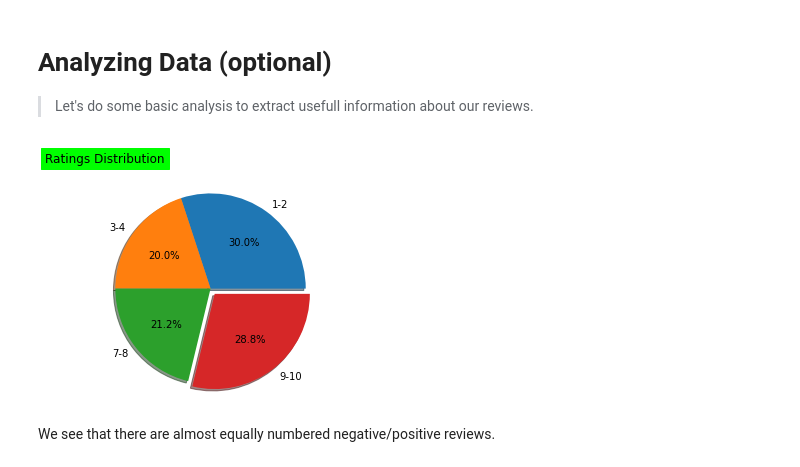
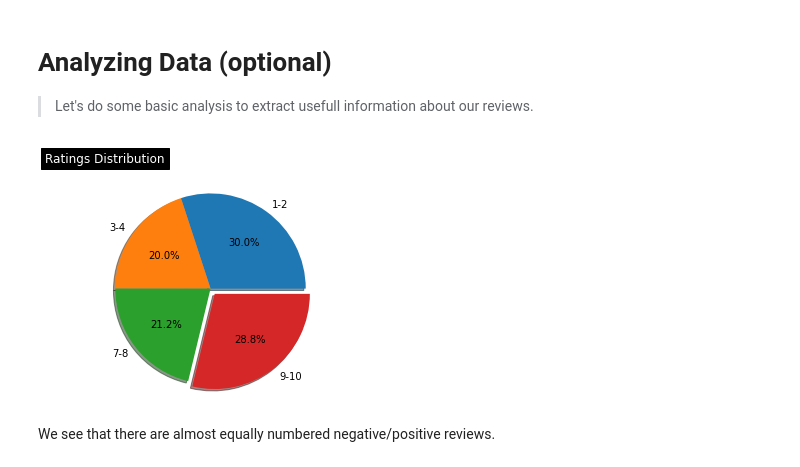
Before and after one commit to EliasEconomou/AI2-Natural-Language-Processing, a Jupyter notebook: Natural_Language_Processing_1.ipynb, the cells around one changed output. Cells and saved outputs as stored; diff of their text form; code cells hidden in the pictures.

```diff
--- a/Natural_Language_Processing_1.ipynb
+++ b/Natural_Language_Processing_1.ipynb
@@ -187,30 +184,31 @@ lemmatisedDF.head()
 # %%
 ratingsDICT = {'1-2' : 0, '3-4' : 0, '7-8' : 0, '9-10' : 0}
 for rating in lemmatisedDF["rating"]:
   if rating == 1.0 or rating == 2.0:
     ratingsDICT["1-2"] += 1
   elif rating == 3.0 or rating == 4.0:
     ratingsDICT["3-4"] += 1
   elif rating == 7.0 or rating == 8.0:
     ratingsDICT["7-8"] += 1
   elif rating == 9.0 or rating == 10.0:
     ratingsDICT["9-10"] += 1
 
 labels = ratingsDICT.keys()
 sizes = ratingsDICT.values()
 explode = [0, 0, 0, 0.07]
 
 fig1, ax1 = plt.subplots()
 ax1.pie(sizes, explode=explode, labels=labels, autopct='%1.1f%%',
         shadow=True, startangle=0)
 ax1.axis('equal')
 plt.title(label="Ratings Distribution",
           loc="left",
           pad='20.0',
-          backgroundcolor='lime')
+          backgroundcolor='black',
+          color='white')
 plt.show()
 # %% [output]
-[figure, old version]
+[figure, new version]
 # %% [markdown]
 We see that there are almost equally numbered negative/positive reviews.
 # %%
```
Also changed, not shown: parts of 15 cells of this notebook.
